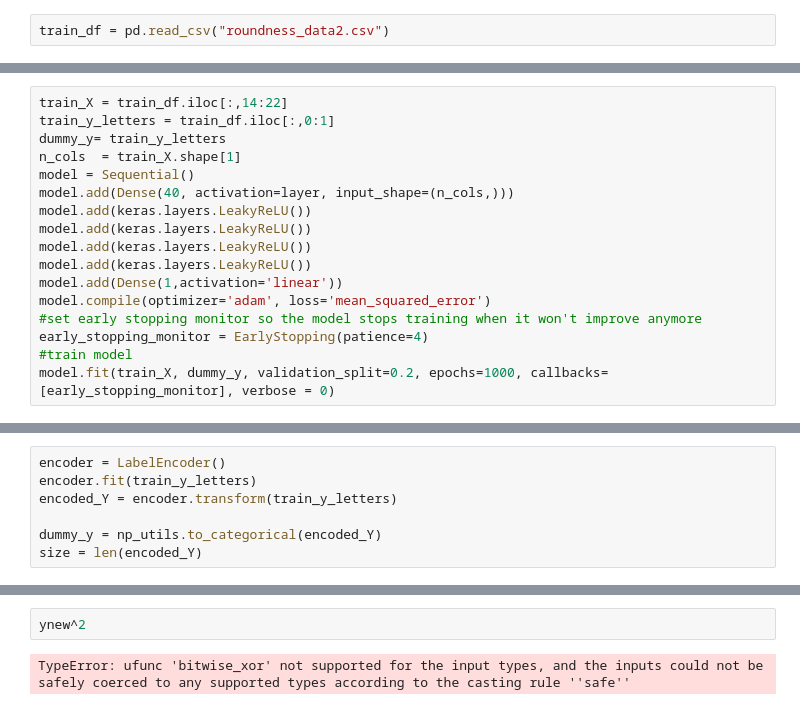
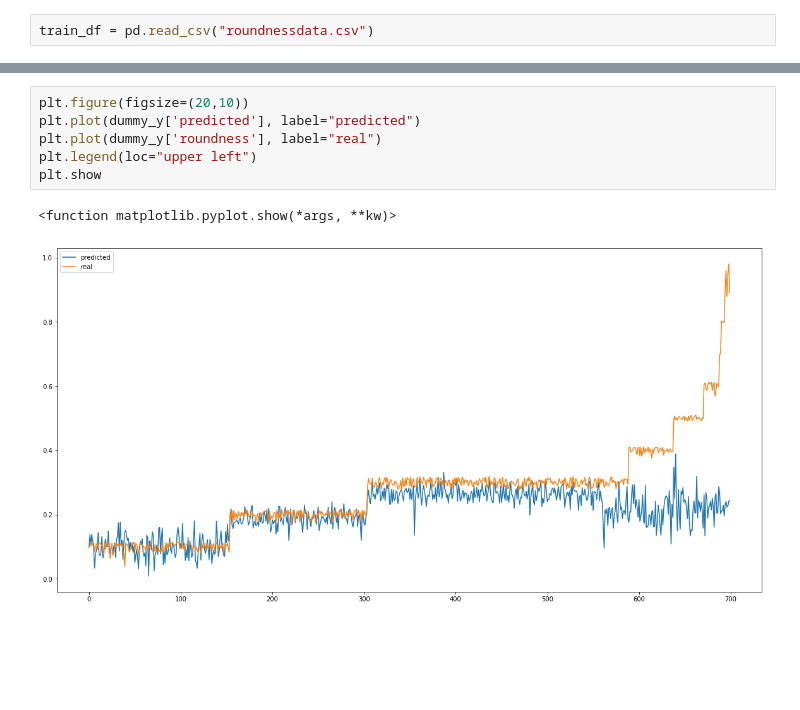
Before and after one commit to Gamalielmch/Morphology, a Jupyter notebook: Jupyter Neural Network/roundness.ipynb, the cells around one changed output, grey strips where cells are left out. Drawn from its saved outputs; the diff is of its cells as text; blank space fills up the shorter version.

```diff
--- a/Jupyter Neural Network/roundness.ipynb
+++ b/Jupyter Neural Network/roundness.ipynb
@@ -15,5 +18,5 @@ from sklearn.model_selection import KFold
 # %% [output]
 Using TensorFlow backend.
 # %%
-train_df = pd.read_csv("roundness_data2.csv")
+train_df = pd.read_csv("roundnessdata.csv")
 # %%
@@ -98,17 +69,0 @@ model.add(Dense(1,activation='linear'))
-# %%
-train_X = train_df.iloc[:,14:22]
-train_y_letters = train_df.iloc[:,0:1]
-dummy_y= train_y_letters
-n_cols  = train_X.shape[1]
-model = Sequential()
-model.add(Dense(40, activation=layer, input_shape=(n_cols,)))
-model.add(keras.layers.LeakyReLU())
-model.add(keras.layers.LeakyReLU())
-model.add(keras.layers.LeakyReLU())
-model.add(keras.layers.LeakyReLU())
-model.add(Dense(1,activation='linear'))
-model.compile(optimizer='adam', loss='mean_squared_error')
-#set early stopping monitor so the model stops training when it won't improve anymore
-early_stopping_monitor = EarlyStopping(patience=4)
-#train model
-model.fit(train_X, dummy_y, validation_split=0.2, epochs=1000, callbacks=[early_stopping_monitor], verbose = 0)
@@ -183,7 +69,0 @@ See the caveats in the documentation: http://pandas.pydata.org/pandas-docs/stabl
-# %%
-encoder = LabelEncoder()
-encoder.fit(train_y_letters)
-encoded_Y = encoder.transform(train_y_letters)
-
-dummy_y = np_utils.to_categorical(encoded_Y)
-size = len(encoded_Y)
@@ -209,4 +70,9 @@ size = len(encoded_Y)
-# %%
-ynew^2
-# %% [output]
-TypeError: ufunc 'bitwise_xor' not supported for the input types, and the inputs could not be safely coerced to any supported types according to the casting rule ''safe''
+# %%
+plt.figure(figsize=(20,10))
+plt.plot(dummy_y['predicted'], label="predicted")
+plt.plot(dummy_y['roundness'], label="real")
+plt.legend(loc="upper left")
+plt.show
+# %% [output]
+<function matplotlib.pyplot.show(*args, **kw)>
+[figure, added]
```
Also changed, not shown: parts of 11 cells of this notebook, 19 other files.
